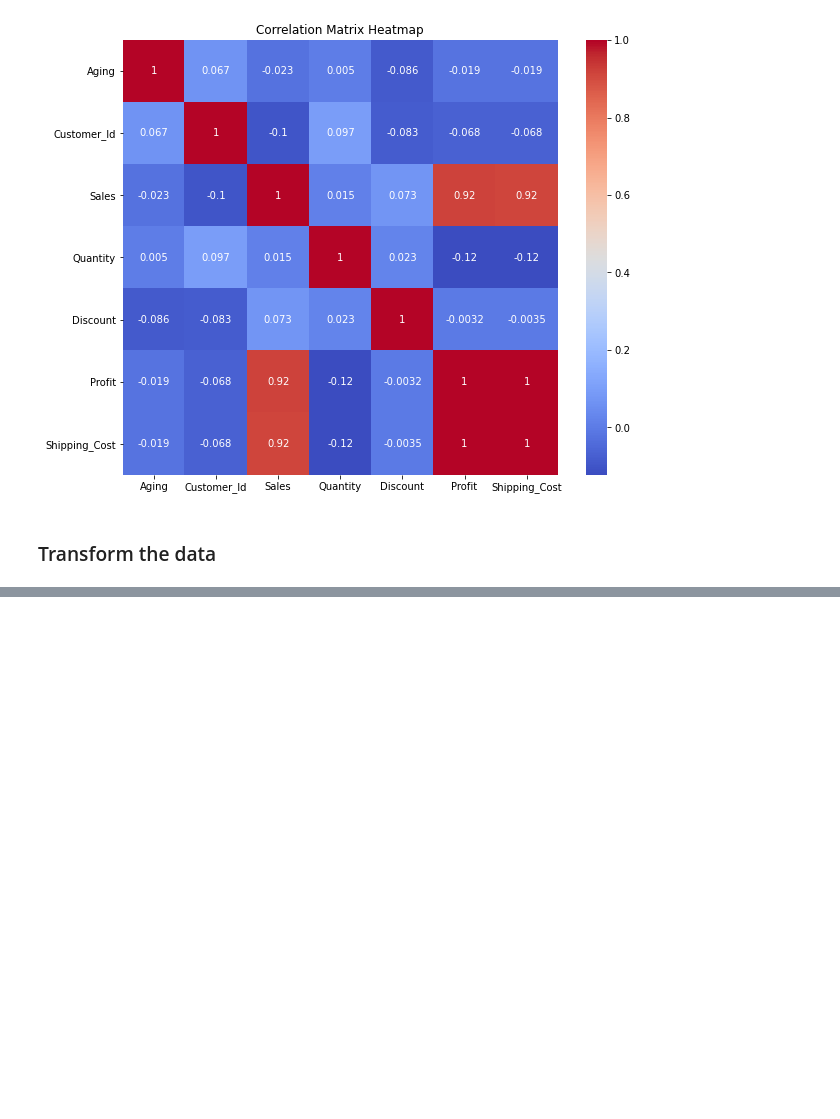
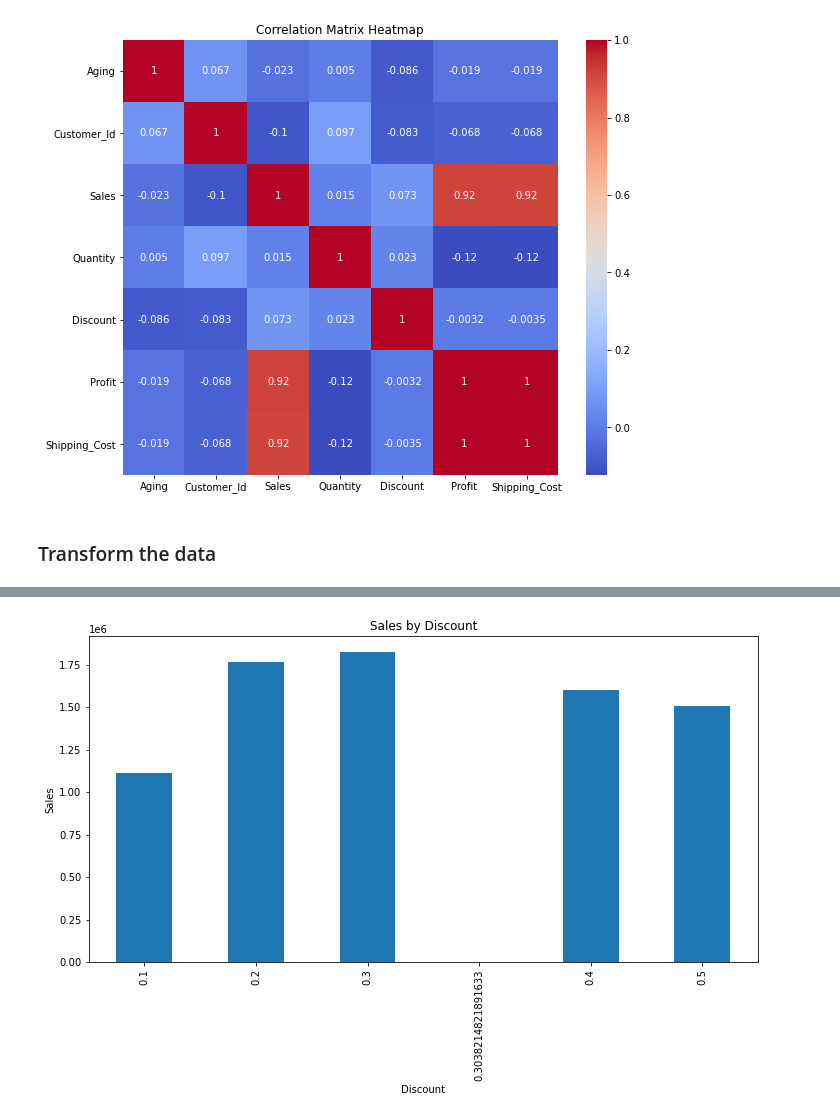
Before and after one commit to Edna722/E-commerce-project, a Jupyter notebook: E-commerce Project.ipynb, the cells around one changed output, grey strips where cells are left out. Drawn from its saved outputs; the diff is of its cells as text; code cells hidden in the pictures; blank space fills up the shorter version.

```diff
--- a/E-commerce Project.ipynb
+++ b/E-commerce Project.ipynb
@@ -258,0 +298,12 @@ ecommerce_sales['Standardized_Sales'] = (ecommerce_sales['Sales'] - ecommerce_sa
+# %%
+# Discount vs. sales
+discount_sales = ecommerce_sales.groupby('Discount')['Sales'].sum()
+# %%
+# Visualize sales by discount using a bar chart
+plt.figure(figsize=(12, 6))
+discount_sales.plot(kind='bar', xlabel='Discount', ylabel='Sales', title='Sales by Discount')
+
+# Shipping cost vs. sales
+shipping_sales = ecommerce_sales.groupby('Shipping_Cost')['Sales'].sum()
+# %% [output]
+[figure, added]
```
Also changed, not shown: parts of 14 cells of this notebook, 2 other files.
